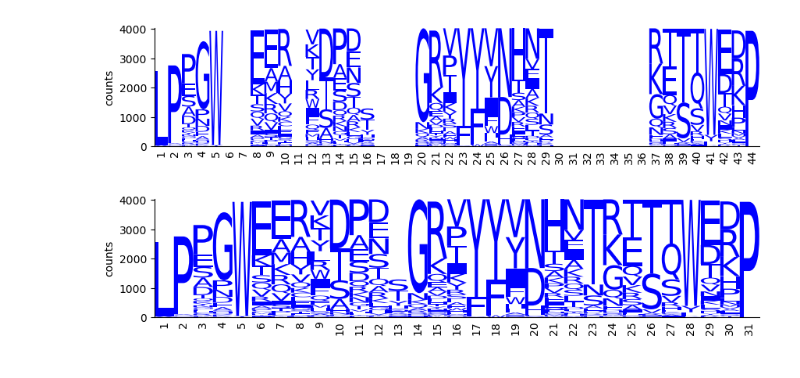
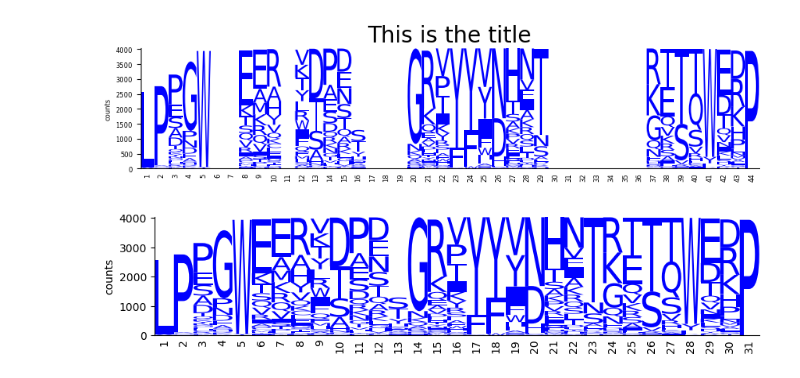
Before and after one commit to jbkinney/logomaker, a Jupyter notebook: wwdomain_test.ipynb, the cells around one changed output. Drawn from its saved outputs; the diff is of its cells as text; code cells hidden in the pictures.

```diff
--- a/wwdomain_test.ipynb
+++ b/wwdomain_test.ipynb
@@ -5,9 +18,9 @@ from logomaker import load_alignment, make_logo
 # %%
 matrix = load_alignment(fasta_file='data/Pfam_wwdomain.fa', sequence_type='PROTEIN')
 # %%
-make_logo(matrix=matrix, figsize=[10,2]);
+make_logo(matrix=matrix, figsize=[10,2], rcparams={'font.size':6,'axes.titlesize':20}, title='This is the title');
 # %% [output]
-[figure, old version]
+[figure, new version]
 # %%
 make_logo(matrix=matrix,
           occurance_threshold=.2,
```
Also changed, not shown: parts of 2 cells of this notebook, 1 other file.
